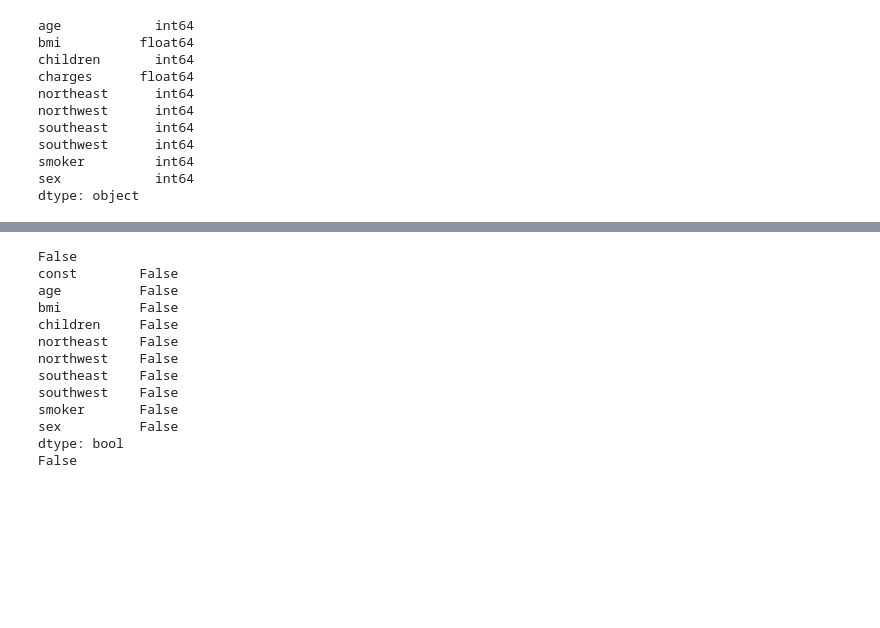
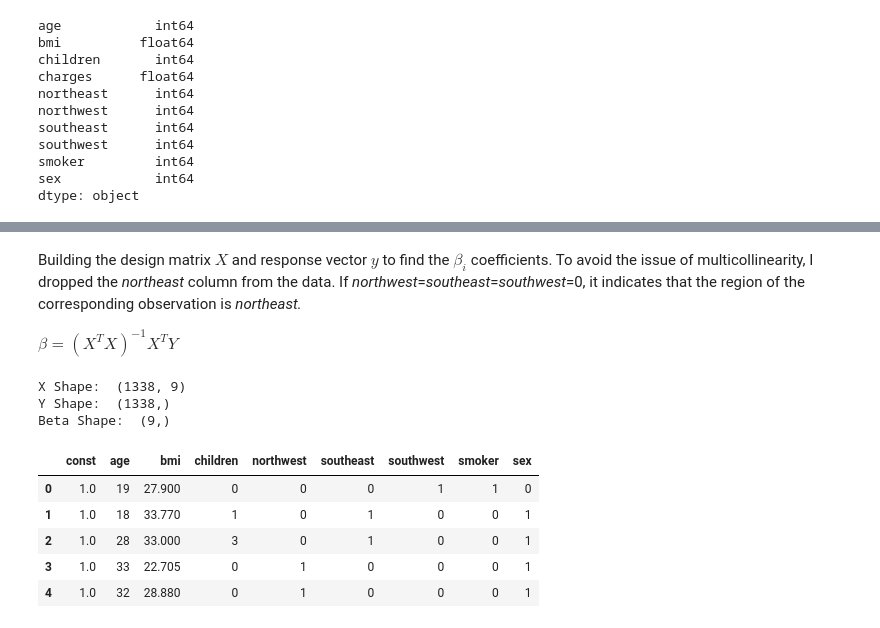
Before and after one commit to paulpuccinelli/Insurance_Project, a Jupyter notebook: insurance-project.ipynb, the cells around one changed output, grey strips where cells are left out. Drawn from its saved outputs; the diff is of its cells as text; code cells hidden in the pictures; blank space fills up the shorter version.

```diff
--- a/insurance-project.ipynb
+++ b/insurance-project.ipynb
@@ -143,18 +108,30 @@ Text(0, 0.5, 'Residuals')
-# %%
-print(np.isnan(beta).any())
-print(np.isnan(X).any())
-print(np.isnan(y).any())
-# %% [output]
-False
-const        False
-age          False
-bmi          False
-children     False
-northeast    False
-northwest    False
-southeast    False
-southwest    False
-smoker       False
-sex          False
-dtype: bool
-False
+# %% [markdown]
+Building the design matrix $X$ and response vector $y$ to find the $\beta_i$ coefficients. To avoid the issue of multicollinearity, I dropped the *northeast* column from the data. If *northwest*=*southeast*=*southwest*=0, it indicates that the region of the corresponding observation is *northeast.*
+
+  $\beta=(X^TX)^{-1}X^TY$
+# %%
+# Design matrix
+X = design.drop(columns=['charges', 'northeast'])
+X = sm.add_constant(X)  # Add intercept term
+
+# Response vector
+y = design['charges']
+
+# Beta coefficients
+beta = np.linalg.inv(X.T @ X) @ X.T @ y
+
+print("X Shape: ", X.shape)
+print("Y Shape: ", y.shape)
+print("Beta Shape: ", beta.shape)
+
+X.head()
+# %% [output]
+X Shape:  (1338, 9)
+Y Shape:  (1338,)
+Beta Shape:  (9,)
+|  | const | age | bmi | children | northwest | southeast | southwest | smoker | sex |
+| 0 | 1.0 | 19 | 27.900 | 0 | 0 | 0 | 1 | 1 | 0 |
+| 1 | 1.0 | 18 | 33.770 | 1 | 0 | 1 | 0 | 0 | 1 |
+| 2 | 1.0 | 28 | 33.000 | 3 | 0 | 1 | 0 | 0 | 1 |
+| 3 | 1.0 | 33 | 22.705 | 0 | 1 | 0 | 0 | 0 | 1 |
+| 4 | 1.0 | 32 | 28.880 | 0 | 1 | 0 | 0 | 0 | 1 |
```
Also changed, not shown: parts of 4 cells of this notebook.
